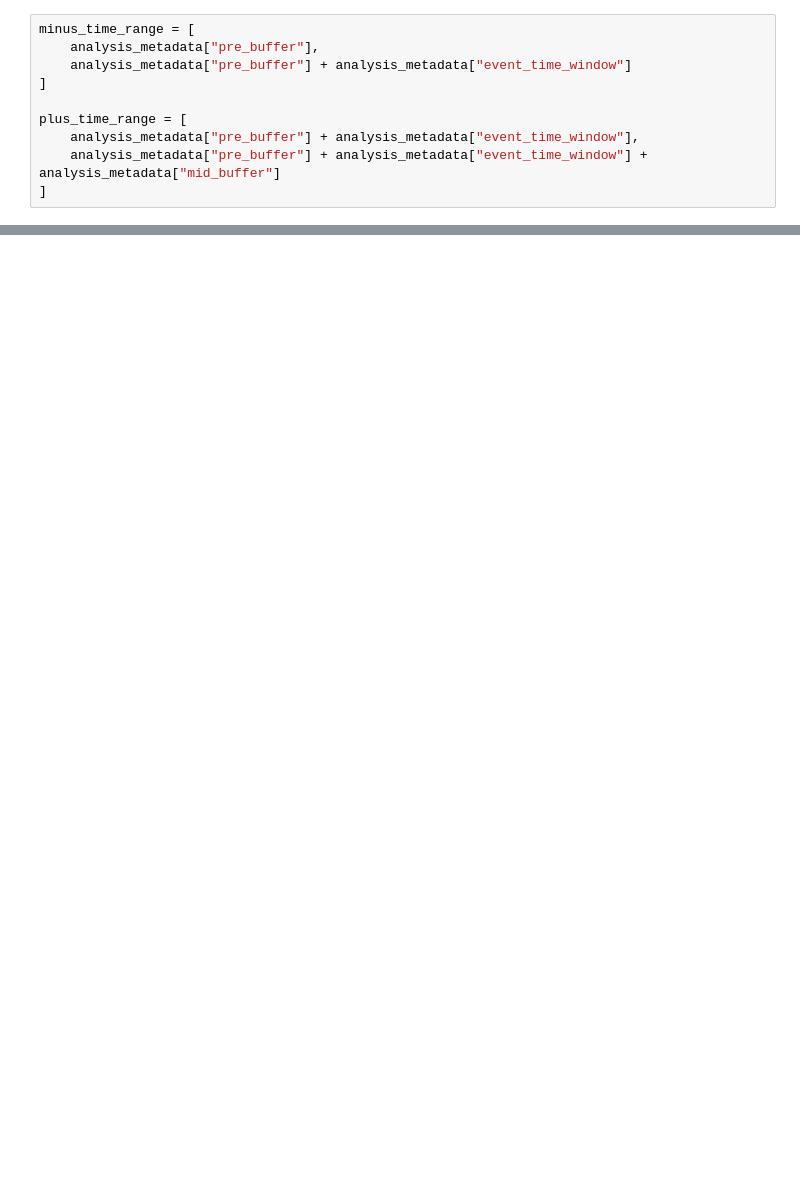
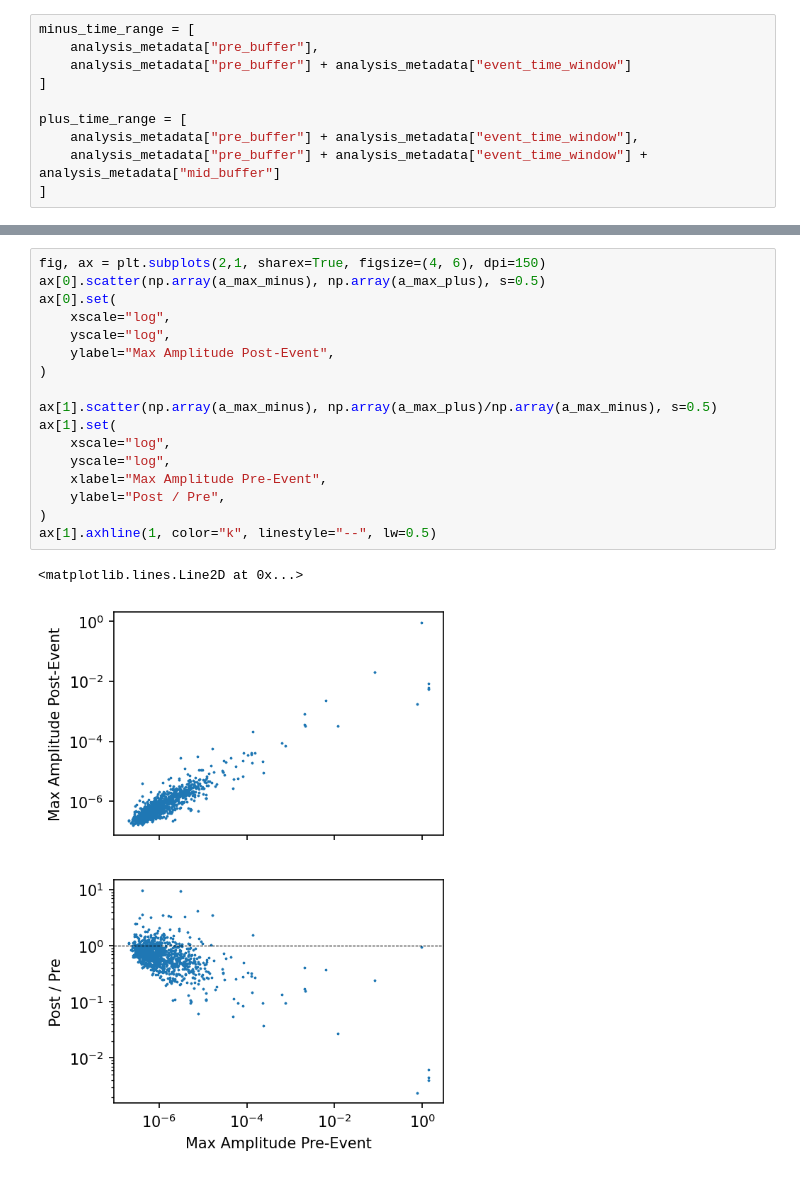
Before and after one commit to Ner-Ber/GroundMotion_QH, a Jupyter notebook: scripts/Kelian/download_data.ipynb, the cells around one changed output, grey strips where cells are left out. Saved outputs shown, nothing was run; the diff lists cells and outputs as text; blank space fills up the shorter version.

```diff
--- a/scripts/Kelian/download_data.ipynb
+++ b/scripts/Kelian/download_data.ipynb
@@ -187,3 +255,23 @@ array([2.73994649e-06, 2.73994649e-06, 4.18156666e-07, 4.18156666e-07,
+# %%
+fig, ax = plt.subplots(2,1, sharex=True, figsize=(4, 6), dpi=150)
+ax[0].scatter(np.array(a_max_minus), np.array(a_max_plus), s=0.5)
+ax[0].set(
+    xscale="log",
+    yscale="log",
+    ylabel="Max Amplitude Post-Event",
+)
+
+ax[1].scatter(np.array(a_max_minus), np.array(a_max_plus)/np.array(a_max_minus), s=0.5)
+ax[1].set(
+    xscale="log",
+    yscale="log",
+    xlabel="Max Amplitude Pre-Event",
+    ylabel="Post / Pre",
+)
+ax[1].axhline(1, color="k", linestyle="--", lw=0.5)
+# %% [output]
+<matplotlib.lines.Line2D at 0x...>
+[figure, added]
 # %%
 # This goes in analysis file
 
```
Also changed, not shown: parts of 8 cells of this notebook.
